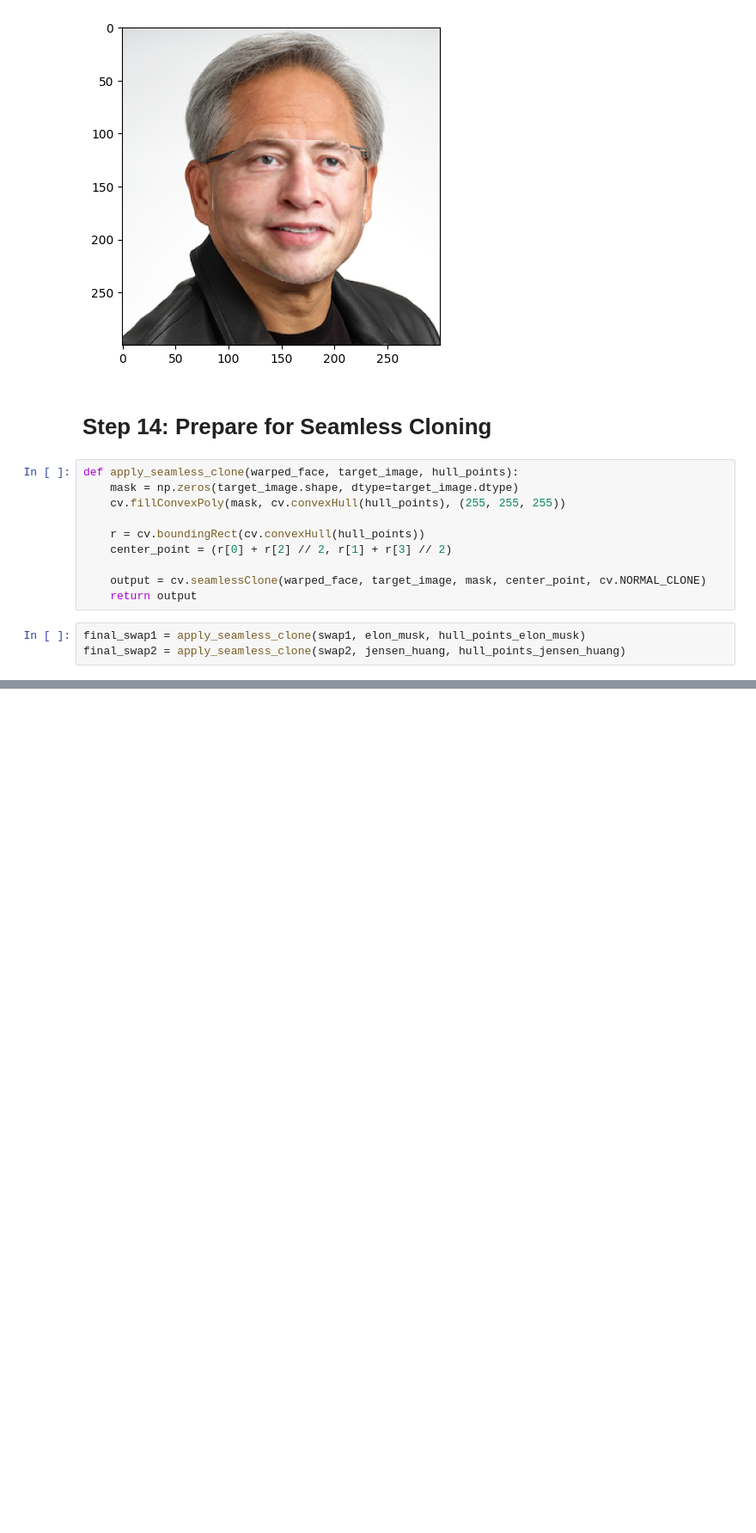
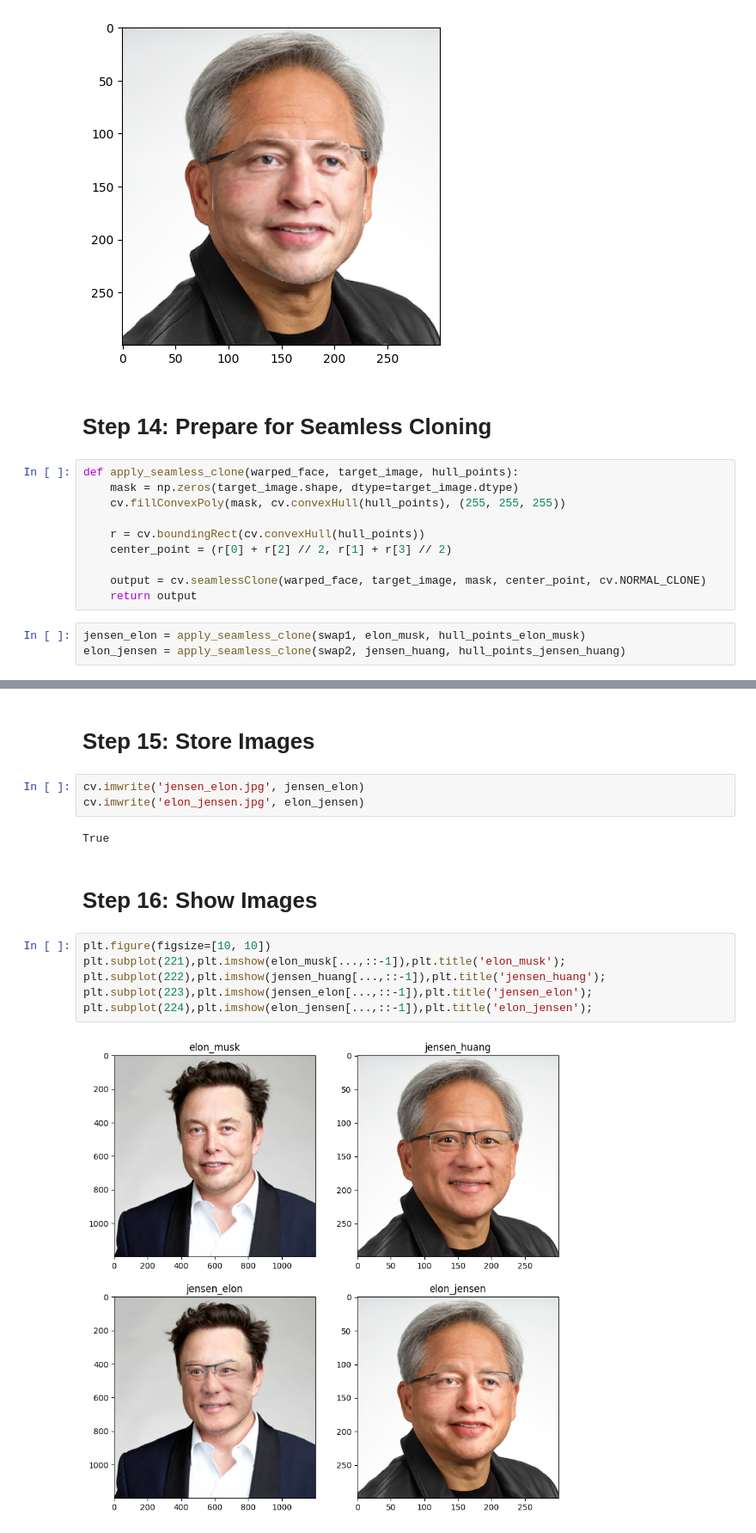
Before and after one commit to AsadiAhmad/Face-Swap, a Jupyter notebook: Code/Face_Swap.ipynb, the cells around one changed output, grey strips where cells are left out. Shown at 86% size. Drawn from its saved outputs; the diff is of its cells as text; blank space fills up the shorter version.

```diff
--- a/Code/Face_Swap.ipynb
+++ b/Code/Face_Swap.ipynb
@@ -246,6 +246,6 @@ def apply_seamless_clone(warped_face, target_image, hull_points):
     output = cv.seamlessClone(warped_face, target_image, mask, center_point, cv.NORMAL_CLONE)
     return output
 # %%
-final_swap1 = apply_seamless_clone(swap1, elon_musk, hull_points_elon_musk)
-final_swap2 = apply_seamless_clone(swap2, jensen_huang, hull_points_jensen_huang)
+jensen_elon = apply_seamless_clone(swap1, elon_musk, hull_points_elon_musk)
+elon_jensen = apply_seamless_clone(swap2, jensen_huang, hull_points_jensen_huang)
 # %%
@@ -258,3 +258,20 @@ plt.imshow(final_swap2[...,::-1])
 # %% [output]
 <matplotlib.image.AxesImage at 0x...>
 [figure]
+# %% [markdown]
+# Step 15: Store Images
+# %%
+cv.imwrite('jensen_elon.jpg', jensen_elon)
+cv.imwrite('elon_jensen.jpg', elon_jensen)
+# %% [output]
+True
+# %% [markdown]
+# Step 16: Show Images
+# %%
+plt.figure(figsize=[10, 10])
+plt.subplot(221),plt.imshow(elon_musk[...,::-1]),plt.title('elon_musk');
+plt.subplot(222),plt.imshow(jensen_huang[...,::-1]),plt.title('jensen_huang');
+plt.subplot(223),plt.imshow(jensen_elon[...,::-1]),plt.title('jensen_elon');
+plt.subplot(224),plt.imshow(elon_jensen[...,::-1]),plt.title('elon_jensen');
+# %% [output]
+[figure, added]
```
Also changed, not shown: parts of 2 cells of this notebook.
